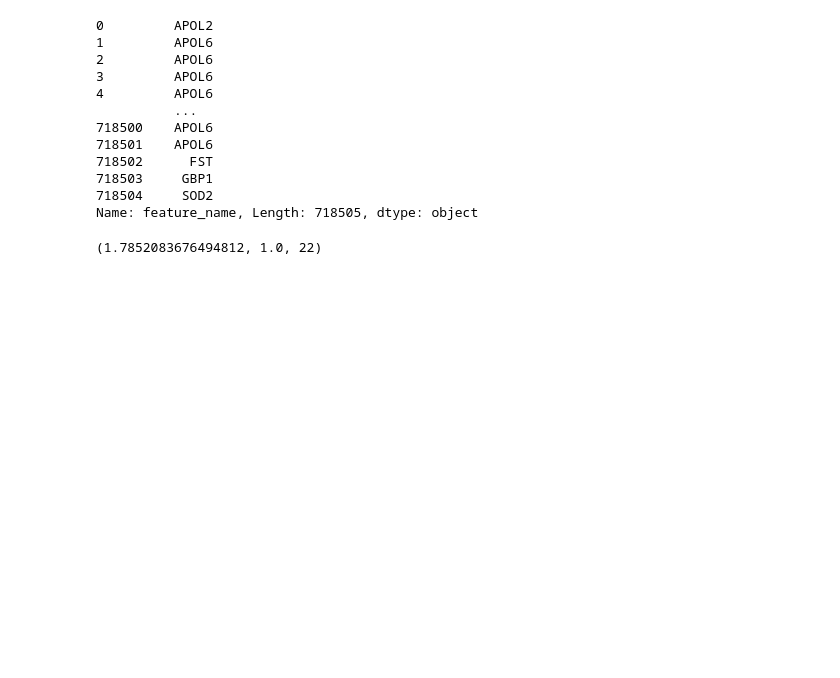
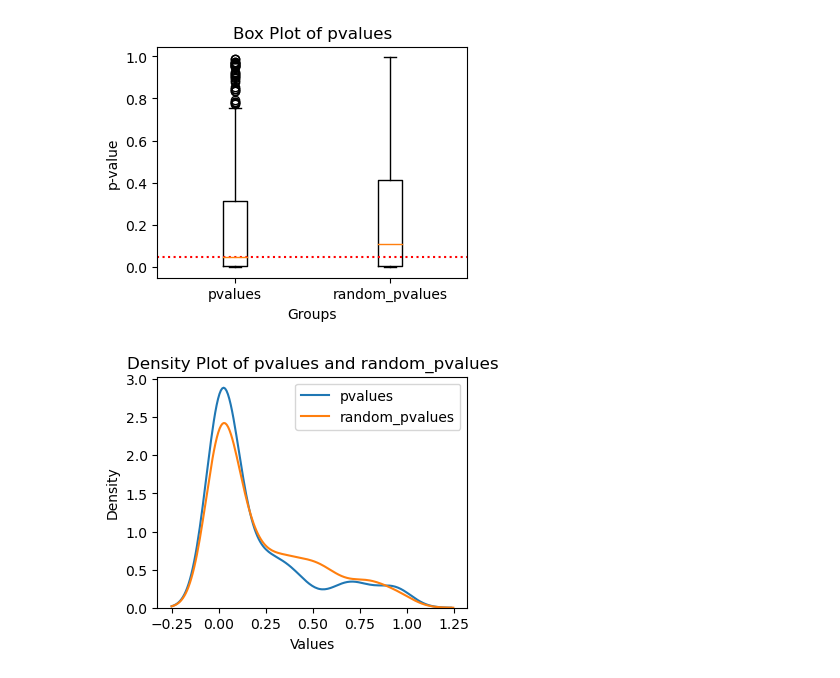
Before and after one commit to xwang97/SpatialDynamics, a Jupyter notebook: Analysis/play.ipynb, the cells around one changed output. Cells and saved outputs as stored; diff of their text form; code cells hidden in the pictures; blank space fills up the shorter version.

```diff
--- a/Analysis/play.ipynb
+++ b/Analysis/play.ipynb
@@ -211,26 +27,38 @@ dtypes: object(4), bool(1), float32(5), int32(1), uint64(1), uint8(1)
-# %%
-df['feature_name'].compute()
-# %% [output]
-0         APOL2
-1         APOL6
-2         APOL6
-3         APOL6
-4         APOL6
-          ...
-718500    APOL6
-718501    APOL6
-718502      FST
-718503     GBP1
-718504     SOD2
-Name: feature_name, Length: 718505, dtype: object
-# %%
-import os
-import pandas as pd
-folder = '../../Xenium/BreastS1R1/MoleculesPerGene/'
-gene = 'AVPR1A'
-trans = pd.read_csv(folder + gene + '.csv')
-grouped_trans_sizes = trans.groupby('cell_id').size()
-avg, med, maximum = grouped_trans_sizes.mean(), grouped_trans_sizes.median(), grouped_trans_sizes.max()
-avg, med, maximum
-# %% [output]
-(1.7852083676494812, 1.0, 22)
+# %%
+folder = '../../Xenium/BreastS1R1/'
+tf = 'RUNX1'
+gene = 'TCF4'
+tf_gene_folder = os.path.join(folder+'DelayPairs/', f"{tf}_{gene}/")
+velos = pd.read_csv(tf_gene_folder + tf + '_' + gene + '_velos.csv', header=None)
+# %%
+from utils import granger_causality
+pvalues, random_pvalues = granger_causality(velos)
+none_indices = [index for index, value in enumerate(pvalues) if value is None]
+pvalues = np.delete(pvalues, none_indices)
+random_pvalues = np.delete(random_pvalues, none_indices)
+# %%
+import seaborn as sns
+plt.figure(figsize=(4, 3))
+plt.title('Box Plot of pvalues')
+plt.xlabel('Groups')
+plt.ylabel('p-value')
+
+plt.boxplot([pvalues, random_pvalues], labels=['pvalues', 'random_pvalues'])
+
+plt.axhline(y=0.05, color='red', linestyle='dotted')
+
+plt.show()
+
+plt.figure(figsize=(4, 3))
+plt.title('Density Plot of pvalues and random_pvalues')
+plt.xlabel('Values')
+plt.ylabel('Density')
+
+sns.kdeplot(pvalues, label='pvalues')
+sns.kdeplot(random_pvalues, label='random_pvalues')
+
+plt.legend()
+plt.show()
+# %% [output]
+[figure, added]
+[figure, added]
```
Also changed, not shown: parts of 10 cells of this notebook, 4 other files.
